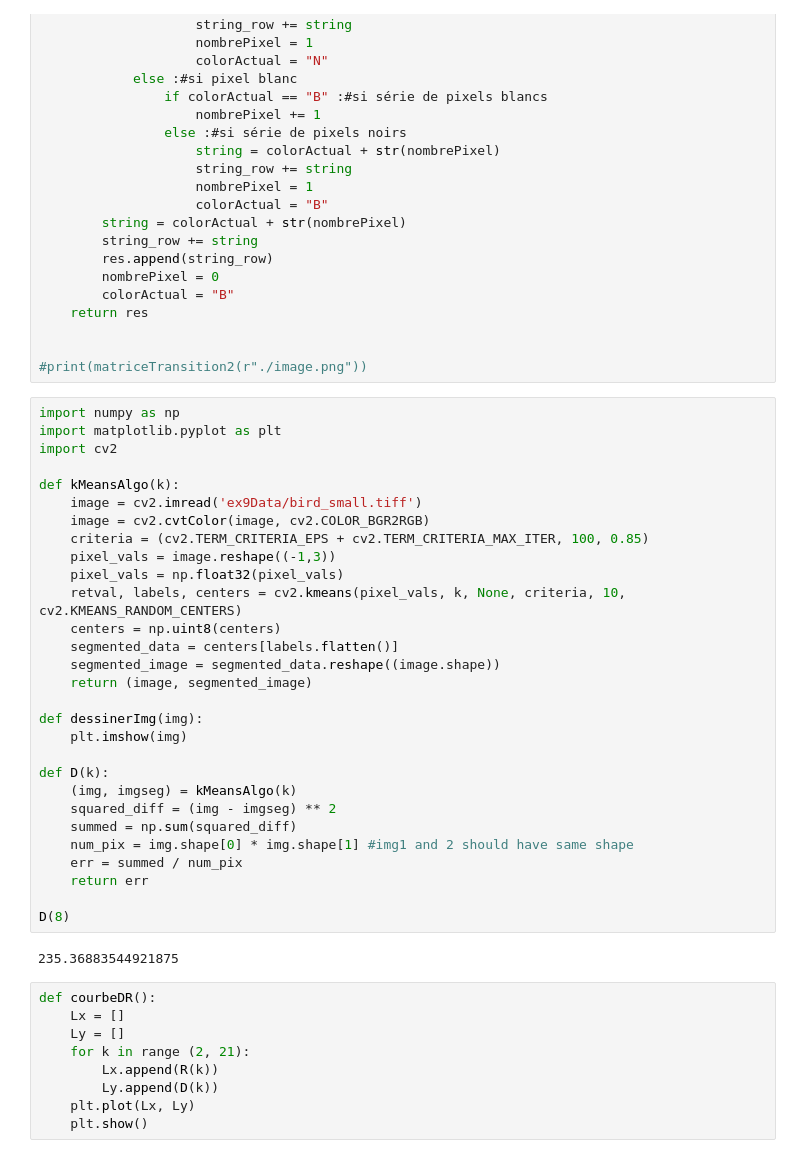
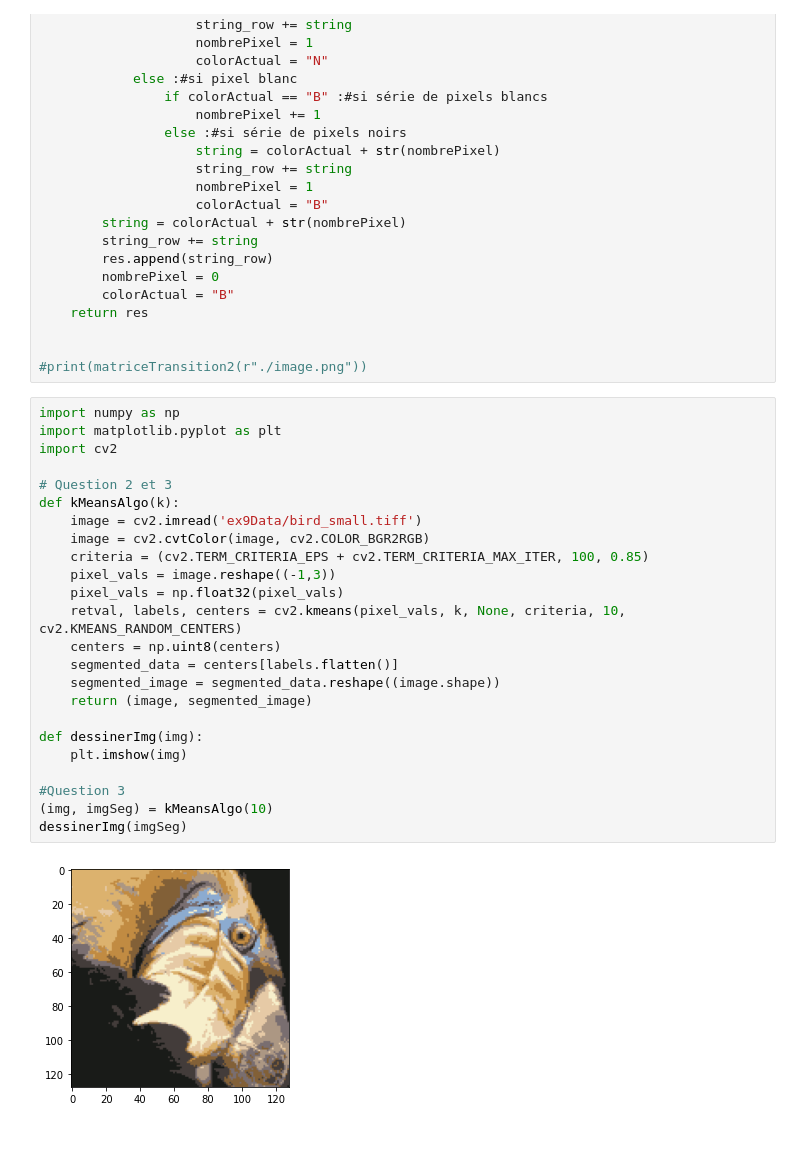
Before and after one commit to ValentinSre/TP, a Jupyter notebook: TCI/[TCI] TP.ipynb, the cells around one changed output. Saved outputs shown, nothing was run; the diff lists cells and outputs as text.

```diff
--- a/TCI/[TCI] TP.ipynb
+++ b/TCI/[TCI] TP.ipynb
@@ -168,40 +169,26 @@ def matriceTransition2(picture):
 # %%
 import numpy as np
 import matplotlib.pyplot as plt
 import cv2
 
+# Question 2 et 3
 def kMeansAlgo(k):
     image = cv2.imread('ex9Data/bird_small.tiff')
     image = cv2.cvtColor(image, cv2.COLOR_BGR2RGB)
     criteria = (cv2.TERM_CRITERIA_EPS + cv2.TERM_CRITERIA_MAX_ITER, 100, 0.85)
     pixel_vals = image.reshape((-1,3))
     pixel_vals = np.float32(pixel_vals)
     retval, labels, centers = cv2.kmeans(pixel_vals, k, None, criteria, 10, cv2.KMEANS_RANDOM_CENTERS)
     centers = np.uint8(centers)
     segmented_data = centers[labels.flatten()]
     segmented_image = segmented_data.reshape((image.shape))
     return (image, segmented_image)
 
 def dessinerImg(img):
     plt.imshow(img)
 
-def D(k):
-    (img, imgseg) = kMeansAlgo(k)
-    squared_diff = (img - imgseg) ** 2
-    summed = np.sum(squared_diff)
-    num_pix = img.shape[0] * img.shape[1] #img1 and 2 should have same shape
-    err = summed / num_pix
-    return err
-
-D(8)
+#Question 3
+(img, imgSeg) = kMeansAlgo(10)
+dessinerImg(imgSeg)
 # %% [output]
-235.36883544921875
+[figure, added]
-# %%
-def courbeDR():
-    Lx = []
-    Ly = []
-    for k in range (2, 21):
-        Lx.append(R(k))
-        Ly.append(D(k))
-    plt.plot(Lx, Ly)
-    plt.show()
```
Also changed, not shown: parts of 11 cells of this notebook.
